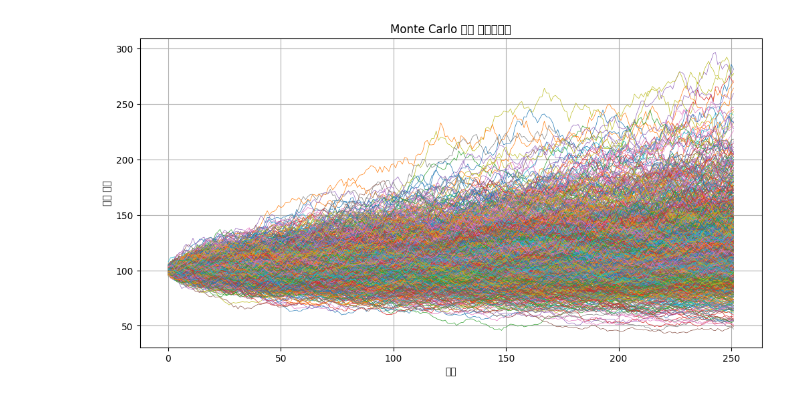
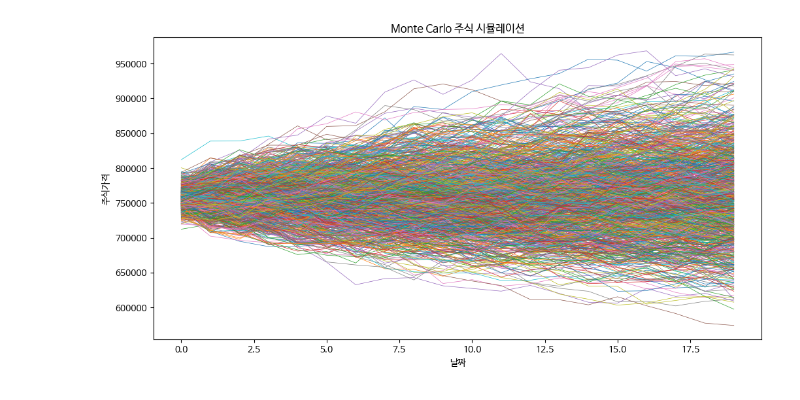
Before and after one commit to DanDanHeeWorld/to_upward, a Jupyter notebook: 몬테카를로_시뮬레이션_송채은.ipynb, the cells around one changed output. Saved outputs shown, nothing was run; the diff lists cells and outputs as text; code cells hidden in the pictures.

```diff
--- a/몬테카를로_시뮬레이션_송채은.ipynb
+++ b/몬테카를로_시뮬레이션_송채은.ipynb
@@ -72,38 +39,44 @@ import numpy as np
 import pandas as pd
 import matplotlib.pyplot as plt
 
-# 주식 가격 데이터 생성
-np.random.seed(42)
-num_days_per_year = 249
-num_simulations = 1000
+def monte_carlo_simulation(tmp):
+    np.random.seed(42) # 시드고정
+    num_simulations = 1000 # 반복횟수
+    num_days_per_year = 20 # 단기 예측
 
-# 주식 가격의 로그 수익률을 정규분포로 "가정"
-mean_return = 0.17  # 연간 평균 수익률
-volatility = 0.3   # 연간 변동성
+    # 초기 가격 설정
+    initial_price = tmp['close'][-1]
 
-# 기초 주가 (예: 100달러)
-initial_price = 100.0
+    # 일일 수익률
+    daily_returns = tmp['close'].pct_change().dropna()
 
-# 주식 가격 데이터 생성
-log_returns = np.random.normal((mean_return / num_days_per_year),
-                               (volatility / np.sqrt(num_days_per_year)),
-                               (num_days_per_year, num_simulations))
+    # 연간 수익률
+    mean_return = daily_returns.mean()
+    annual_return = ((1 + mean_return) ** num_days_per_year) - 1
 
-# 로그 수익률을 이용해 주식 가격 시뮬레이션
-price_simulations = initial_price * np.exp(np.cumsum(log_returns, axis=0))
+    # 변동성 계산
+    volatility = daily_returns.std() * np.sqrt(num_days_per_year)
 
-# 시뮬레이션 결과 데이터 프레임 생성
-price_simulations_df = pd.DataFrame(price_simulations)
+    # 로그 수익률 시뮬레이션 생성
+    log_returns = np.random.normal(
+        (annual_return / num_days_per_year),
+        (volatility / np.sqrt(num_days_per_year)),
+        (num_days_per_year, num_simulations))
 
-# 시뮬레이션 결과 시각화
-plt.figure(figsize=(12, 6))
-for i in range(num_simulations):
-    plt.plot(price_simulations_df.index, price_simulations_df[i], lw=0.5)
+    # 로그 수익률을 이용해 주식 가격 시뮬레이션 생성
+    price_simulations = initial_price * np.exp(np.cumsum(log_returns, axis=0))
+    price_simulations_df = pd.DataFrame(price_simulations)
 
-plt.title('Monte Carlo 주식 시뮬레이션')
-plt.xlabel('일자')
-plt.ylabel('주식 가격')
-plt.grid(True)
-plt.show()
+    # 시뮬레이션 결과 시각화
+    plt.figure(figsize=(12, 6))
+    for i in range(num_simulations):
+        plt.plot(price_simulations_df.index, price_simulations_df.iloc[:, i], lw=0.5)
+
+    plt.title('Monte Carlo 주식 시뮬레이션')
+    plt.xlabel('날짜')
+    plt.ylabel('주식가격')
+    plt.show()
-# %% [output]
-[figure, removed]
+# %%
+monte_carlo_simulation(tmp)
+# %% [output]
+[figure, added]
```
Also changed, not shown: parts of 10 cells of this notebook.
